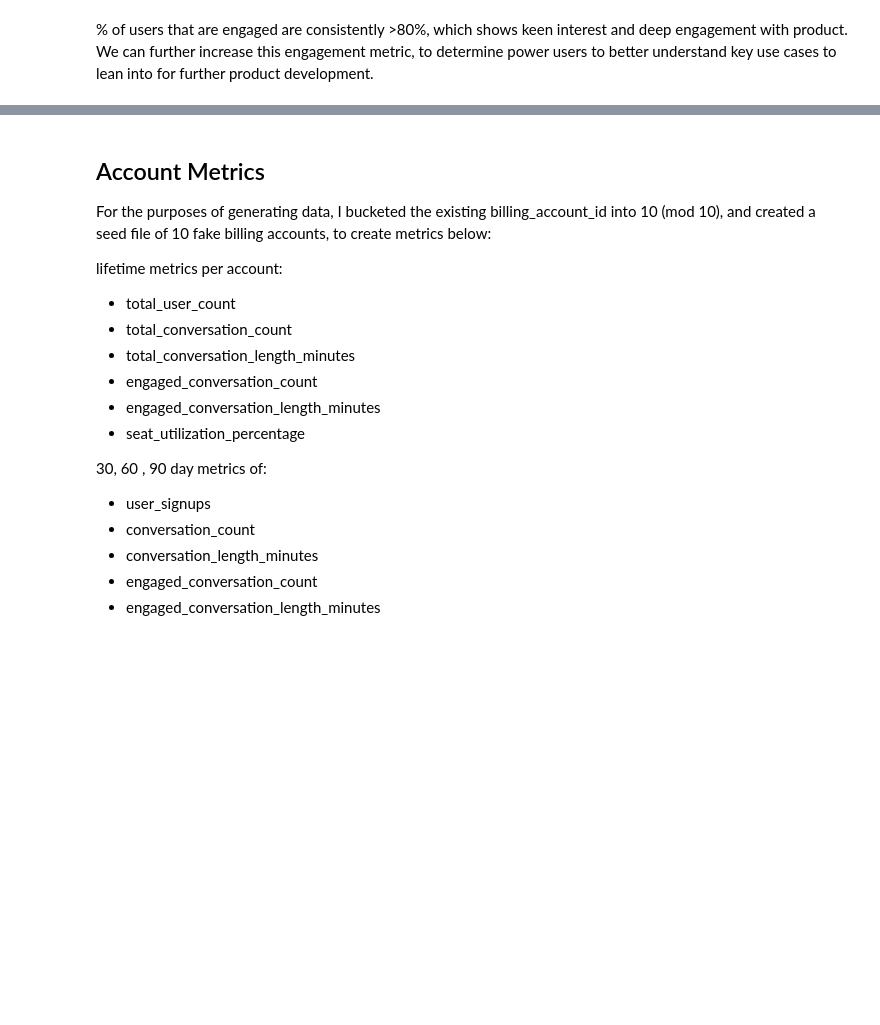
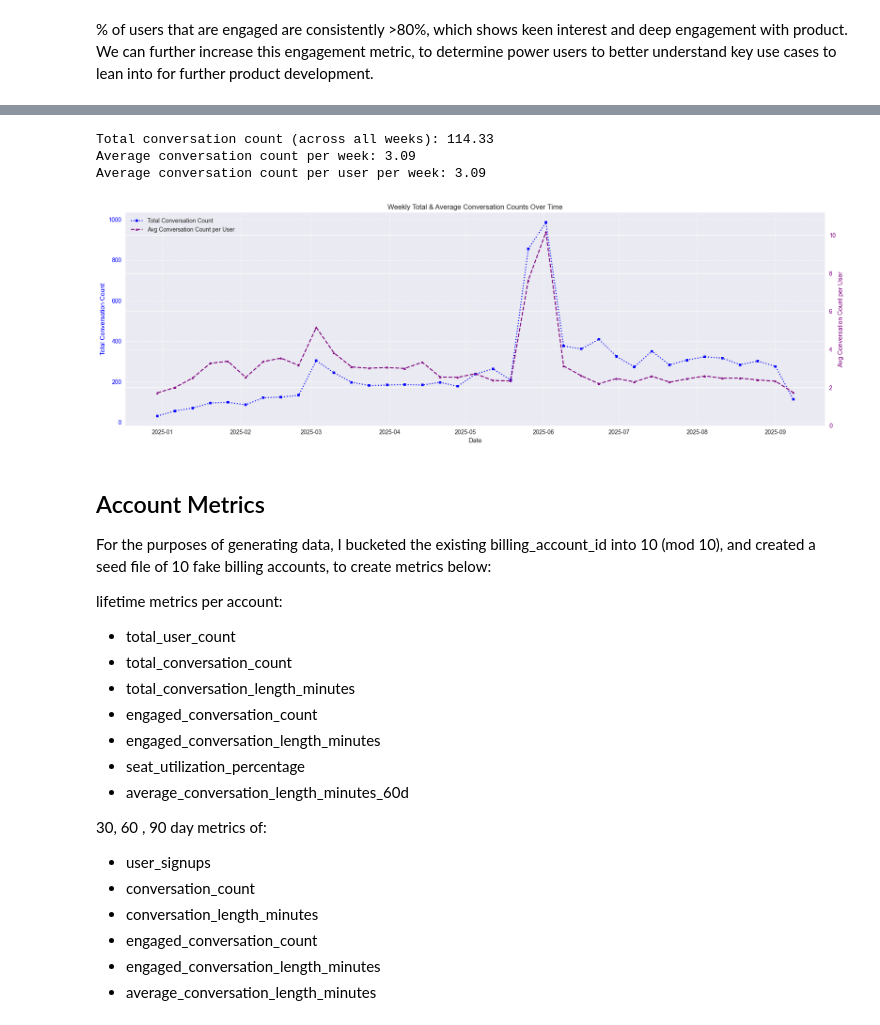
Before and after one commit to kelmanchiang/kelman-tavus, a Jupyter notebook: tavus_analysis.ipynb, the cells around one changed output, grey strips where cells are left out. Saved outputs shown, nothing was run; the diff lists cells and outputs as text; code cells hidden in the pictures; blank space fills up the shorter version.

```diff
--- a/tavus_analysis.ipynb
+++ b/tavus_analysis.ipynb
@@ -239,3 +302,61 @@ weekly_active_users_df.head()
+# %%
+# Calculate total and average conversation count
+total_conversation_count = weekly_active_users_df['weekly_conversation_count_per_user'].sum()
+average_conversation_count_per_week = weekly_active_users_df['weekly_conversation_count_per_user'].mean()
+average_conversation_count_per_user = (
+    weekly_active_users_df['weekly_conversation_count_per_user']
+).mean()
+
+print(f"Total conversation count (across all weeks): {weekly_active_users_df['weekly_conversation_count_per_user'].sum():.2f}")
+print(f"Average conversation count per week: {weekly_active_users_df['weekly_conversation_count_per_user'].mean():.2f}")
+print(f"Average conversation count per user per week: {weekly_active_users_df['weekly_conversation_count_per_user'].mean():.2f}")
+
+fig, ax1 = plt.subplots(figsize=(18, 6))
+
+# Plot total conversation count on primary y-axis
+ax1.plot(
+    weekly_active_users_df['week_start_date'],
+    weekly_active_users_df['weekly_conversation_count_per_user'] * weekly_active_users_df['weekly_active_users'],
+    marker='s',
+    markersize=4,
+    linestyle=':',
+    color='blue',
+    label='Total Conversation Count'
+)
+ax1.set_xlabel('Date')
+ax1.set_ylabel('Total Conversation Count', color='blue')
+ax1.tick_params(axis='y', labelcolor='blue')
+ax1.grid(True, linestyle='--', alpha=0.7)
+
+# Create secondary y-axis for average conversation count per user
+ax2 = ax1.twinx()
+ax2.plot(
+    weekly_active_users_df['week_start_date'],
+    weekly_active_users_df['weekly_conversation_count_per_user'],
+    color='purple',
+    marker='^',
+    markersize=4,
+    linestyle='--',
+    label='Avg Conversation Count per User'
+)
+ax2.set_ylabel('Avg Conversation Count per User', color='purple')
+ax2.tick_params(axis='y', labelcolor='purple')
+ax2.set_ylim(0, max(1.05, weekly_active_users_df['weekly_conversation_count_per_user'].max() * 1.1))
+
+# Combine legends from both axes
+lines_1, labels_1 = ax1.get_legend_handles_labels()
+lines_2, labels_2 = ax2.get_legend_handles_labels()
+ax1.legend(lines_1 + lines_2, labels_1 + labels_2, loc='upper left')
+
+plt.title('Weekly Total & Average Conversation Counts Over Time')
+plt.xticks(rotation=45)
+plt.tight_layout()
+plt.show()
+# %% [output]
+Total conversation count (across all weeks): 114.33
+Average conversation count per week: 3.09
+Average conversation count per user per week: 3.09
+[figure, added]
 # %% [markdown]
 ## Account Metrics
 
@@ -249,6 +370,7 @@ lifetime metrics per account:
 - engaged_conversation_count
 - engaged_conversation_length_minutes
 - seat_utilization_percentage
+- average_conversation_length_minutes_60d
 
 30, 60 , 90 day metrics of:
 - user_signups
@@ -256,6 +378,7 @@ lifetime metrics per account:
 - conversation_length_minutes
 - engaged_conversation_count
 - engaged_conversation_length_minutes
+- average_conversation_length_minutes
 # %%
 print("📊 account level metrics data:")
 # Comprehensive query to get account metrics
```
Also changed, not shown: parts of 6 cells of this notebook, 6 other files.
